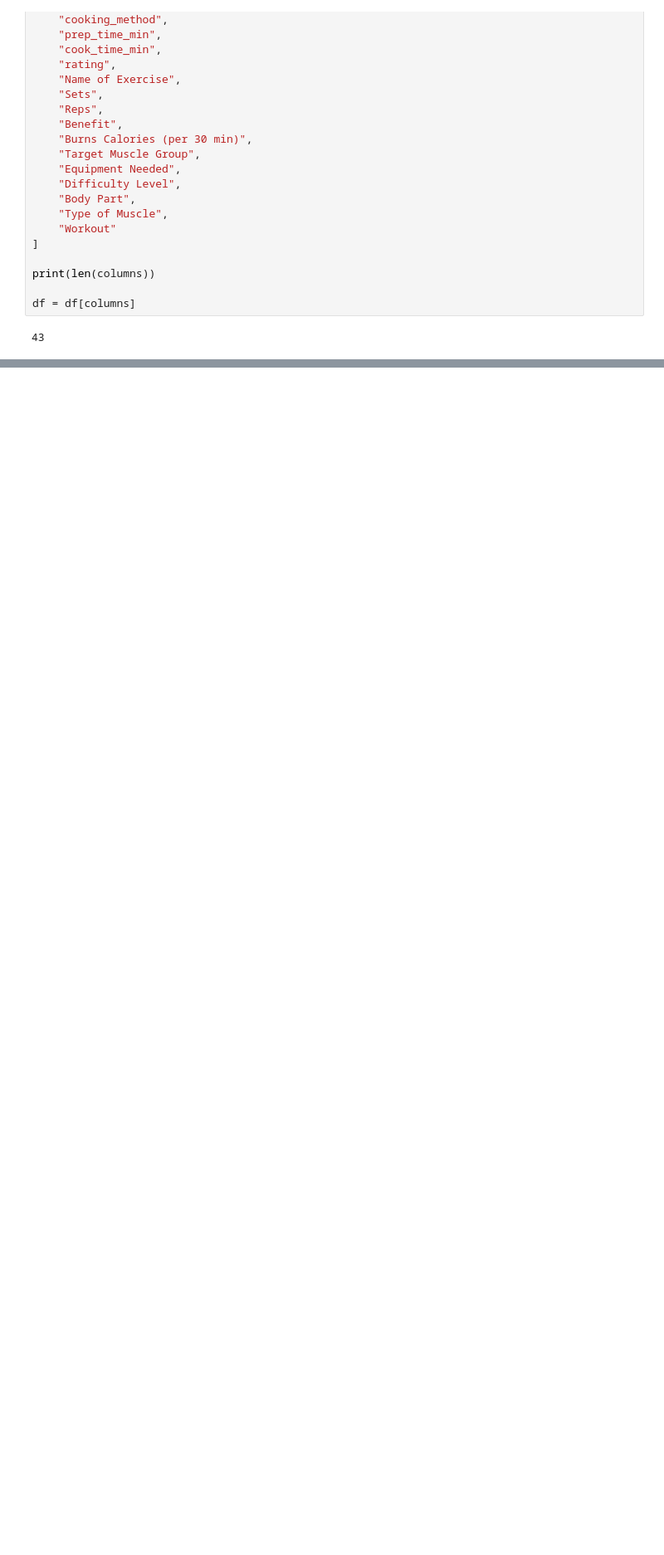
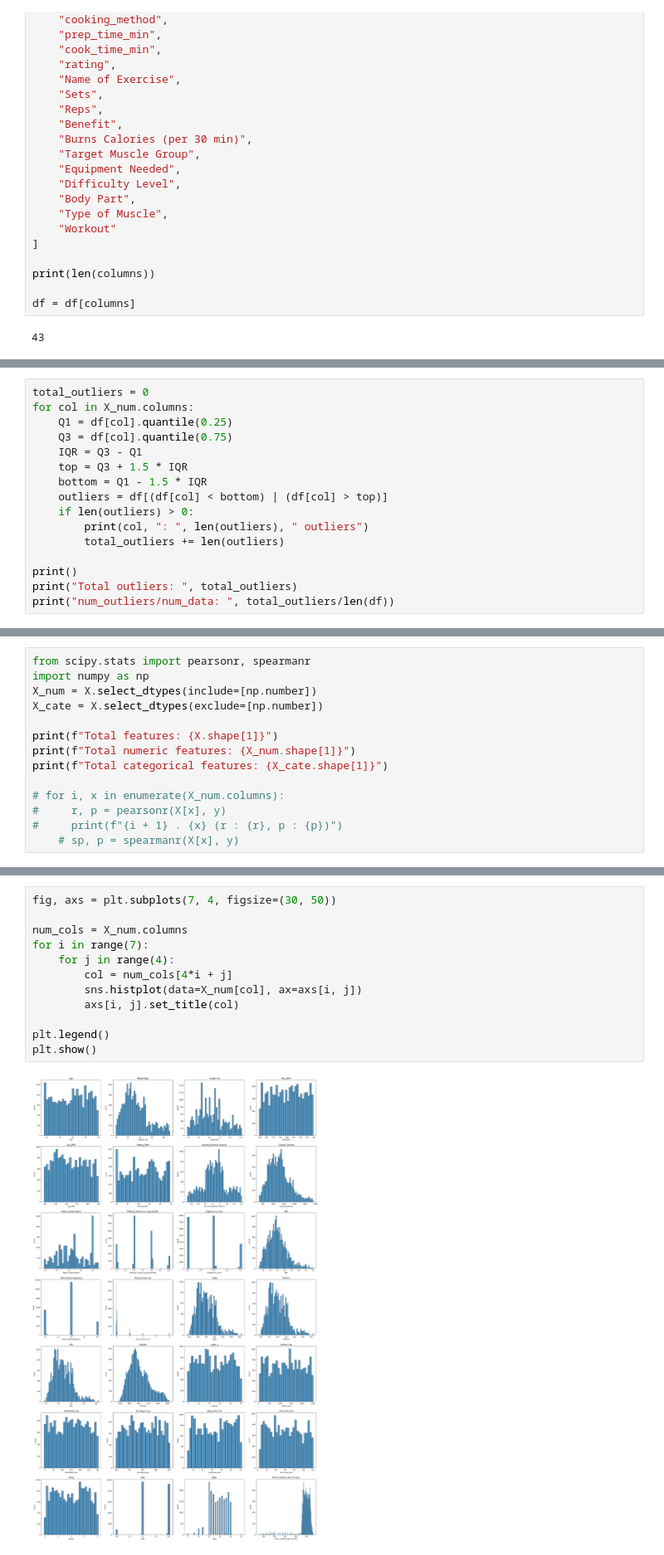
Before and after one commit to nahrixt0710/Life-Style-Data-Analysis, a Jupyter notebook: src/EDA.ipynb, the cells around one changed output, grey strips where cells are left out. Shown at 83% size. Cells and saved outputs as stored; diff of their text form; blank space fills up the shorter version.

```diff
--- a/src/EDA.ipynb
+++ b/src/EDA.ipynb
@@ -134,0 +116,16 @@ for i, x in enumerate(X_corr.columns):
+# %%
+total_outliers = 0
+for col in X_num.columns:
+    Q1 = df[col].quantile(0.25)
+    Q3 = df[col].quantile(0.75)
+    IQR = Q3 - Q1
+    top = Q3 + 1.5 * IQR
+    bottom = Q1 - 1.5 * IQR
+    outliers = df[(df[col] < bottom) | (df[col] > top)]
+    if len(outliers) > 0:
+        print(col, ": ", len(outliers), " outliers")
+        total_outliers += len(outliers)
+
+print()
+print("Total outliers: ", total_outliers)
+print("num_outliers/num_data: ", total_outliers/len(df))
@@ -134,0 +167,14 @@ for i, x in enumerate(X_corr.columns):
+# %%
+from scipy.stats import pearsonr, spearmanr
+import numpy as np
+X_num = X.select_dtypes(include=[np.number])
+X_cate = X.select_dtypes(exclude=[np.number])
+
+print(f"Total features: {X.shape[1]}")
+print(f"Total numeric features: {X_num.shape[1]}")
+print(f"Total categorical features: {X_cate.shape[1]}")
+
+# for i, x in enumerate(X_num.columns):
+#     r, p = pearsonr(X[x], y)
+#     print(f"{i + 1} . {x} (r : {r}, p : {p})")
+    # sp, p = spearmanr(X[x], y)
@@ -134,0 +187,14 @@ for i, x in enumerate(X_corr.columns):
+# %%
+fig, axs = plt.subplots(7, 4, figsize=(30, 50))
+
+num_cols = X_num.columns
+for i in range(7):
+    for j in range(4):
+        col = num_cols[4*i + j]
+        sns.histplot(data=X_num[col], ax=axs[i, j])
+        axs[i, j].set_title(col)
+
+plt.legend()
+plt.show()
+# %% [output]
+[figure, added]
```
Also changed, not shown: parts of 42 cells of this notebook, 1 other file.
